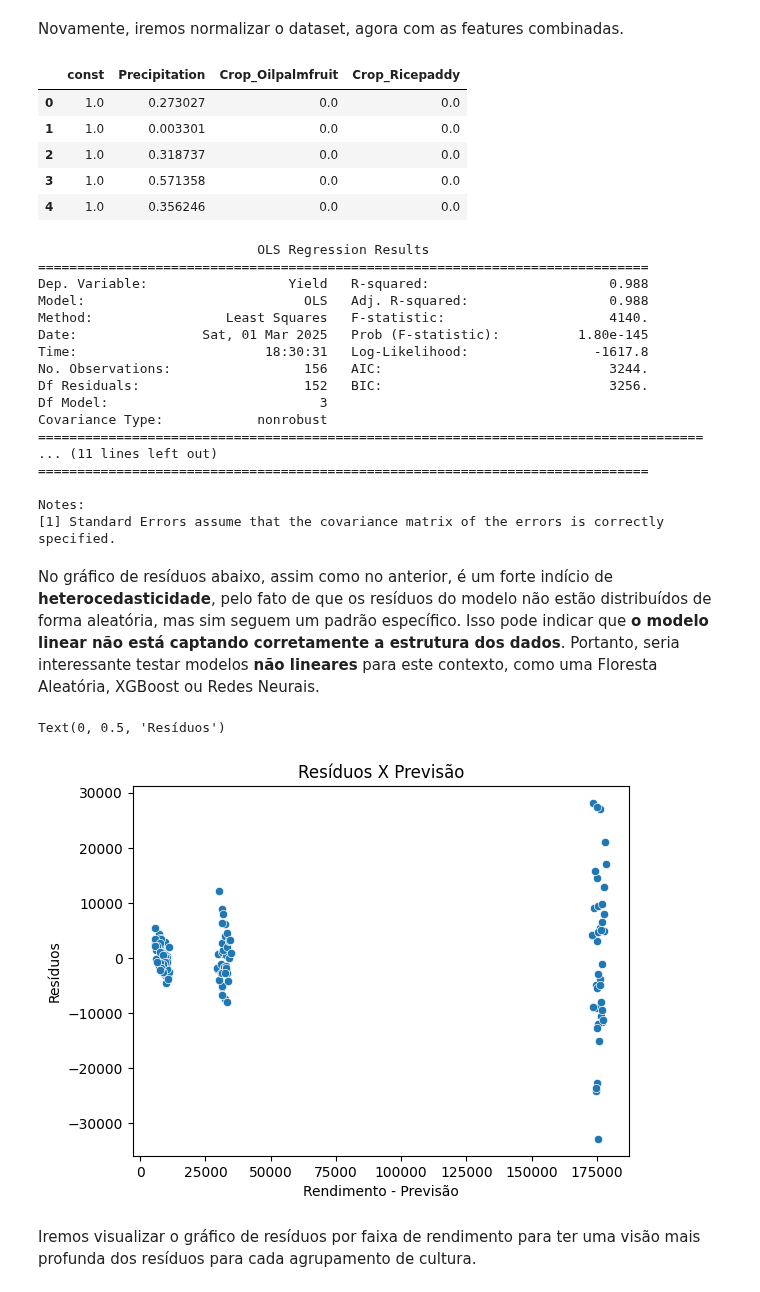
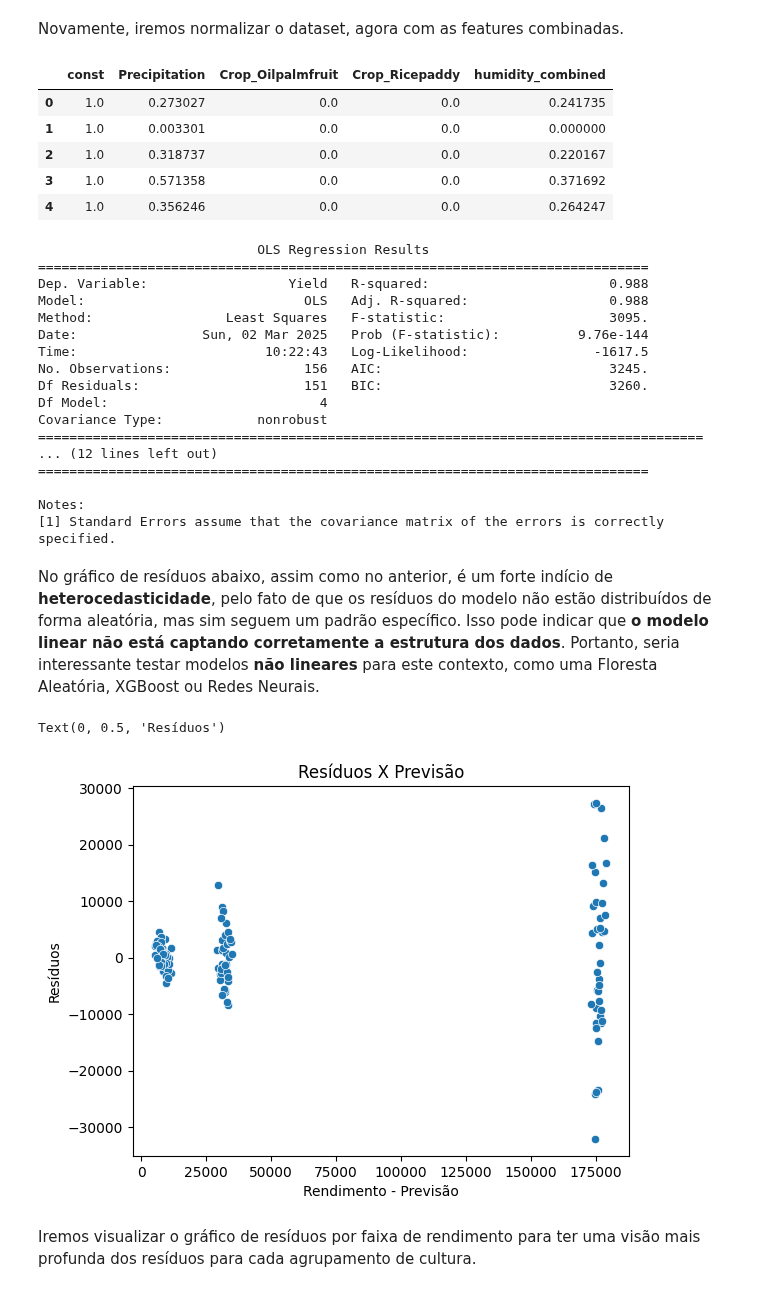
Before and after one commit to DiogoBotton/Machine_Learning_Training_Learn, a Jupyter notebook: Regressao_Linear/FIAP/Atividade_Fase5/01_exploratory_analysis.ipynb, the cells around one changed output. Drawn from its saved outputs; the diff is of its cells as text; code cells hidden in the pictures.

```diff
--- a/Regressao_Linear/FIAP/Atividade_Fase5/01_exploratory_analysis.ipynb
+++ b/Regressao_Linear/FIAP/Atividade_Fase5/01_exploratory_analysis.ipynb
@@ -341,20 +341,20 @@ Novamente, iremos normalizar o dataset, agora com as features combinadas.
 # %%
 normalization = MinMaxScaler()
 X_scaled = normalization.fit_transform(X)
 
 df_X_scaled = pd.DataFrame(X_scaled, columns=X.columns)
-df_X_scaled.drop(['Crop_Rubbernatural', 'humidity_combined','Temperature_C'], axis=1, inplace=True)
+df_X_scaled.drop(['Crop_Rubbernatural','Temperature_C'], axis=1, inplace=True)
 
 # Necessário adicionar um valor de constante, para permitir ao modelo encontrar um valor de y quando x = 0 (intercepto)
 df_X_scaled = sm.add_constant(df_X_scaled)
 df_X_scaled.head()
 # %% [output]
-|  | const | Precipitation | Crop_Oilpalmfruit | Crop_Ricepaddy |
-| 0 | 1.0 | 0.273027 | 0.0 | 0.0 |
-| 1 | 1.0 | 0.003301 | 0.0 | 0.0 |
-| 2 | 1.0 | 0.318737 | 0.0 | 0.0 |
-| 3 | 1.0 | 0.571358 | 0.0 | 0.0 |
-| 4 | 1.0 | 0.356246 | 0.0 | 0.0 |
+|  | const | Precipitation | Crop_Oilpalmfruit | Crop_Ricepaddy | humidity_combined |
+| 0 | 1.0 | 0.273027 | 0.0 | 0.0 | 0.241735 |
+| 1 | 1.0 | 0.003301 | 0.0 | 0.0 | 0.000000 |
+| 2 | 1.0 | 0.318737 | 0.0 | 0.0 | 0.220167 |
+| 3 | 1.0 | 0.571358 | 0.0 | 0.0 | 0.371692 |
+| 4 | 1.0 | 0.356246 | 0.0 | 0.0 | 0.264247 |
 # %%
 model_4 = sm.OLS(y, df_X_scaled).fit()
 print(model_4.summary())
@@ -363,15 +363,15 @@ print(model_4.summary())
 ==============================================================================
 Dep. Variable:                  Yield   R-squared:                       0.988
 Model:                            OLS   Adj. R-squared:                  0.988
-Method:                 Least Squares   F-statistic:                     4140.
-Date:                Sat, 01 Mar 2025   Prob (F-statistic):          1.80e-145
-Time:                        18:30:31   Log-Likelihood:                -1617.8
-No. Observations:                 156   AIC:                             3244.
-Df Residuals:                     152   BIC:                             3256.
-Df Model:                           3
+Method:                 Least Squares   F-statistic:                     3095.
+Date:                Sun, 02 Mar 2025   Prob (F-statistic):          9.76e-144
+Time:                        10:22:43   Log-Likelihood:                -1617.5
+No. Observations:                 156   AIC:                             3245.
+Df Residuals:                     151   BIC:                             3260.
+Df Model:                           4
 Covariance Type:            nonrobust
 =====================================================================================
-... (11 lines left out)
+... (12 lines left out)
 ==============================================================================
 
 Notes:
@@ -387,7 +387,7 @@ plt.xlabel('Rendimento - Previsão')
 plt.ylabel('Resíduos')
 # %% [output]
 Text(0, 0.5, 'Resíduos')
-[figure, old version]
+[figure, new version]
 # %% [markdown]
 Iremos visualizar o gráfico de resíduos por faixa de rendimento para ter uma visão mais profunda dos resíduos para cada agrupamento de cultura.
 # %%
```
Also changed, not shown: parts of 8 cells of this notebook, 2 other files.
